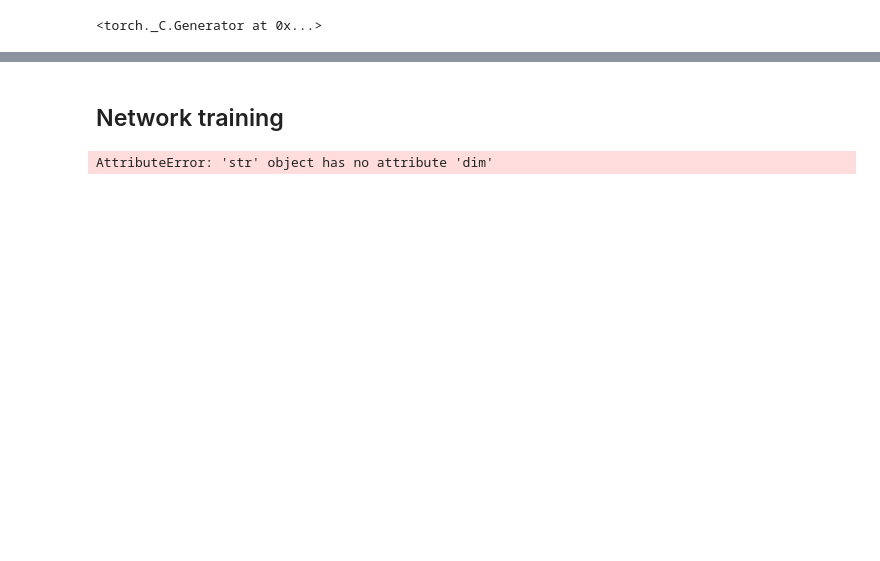
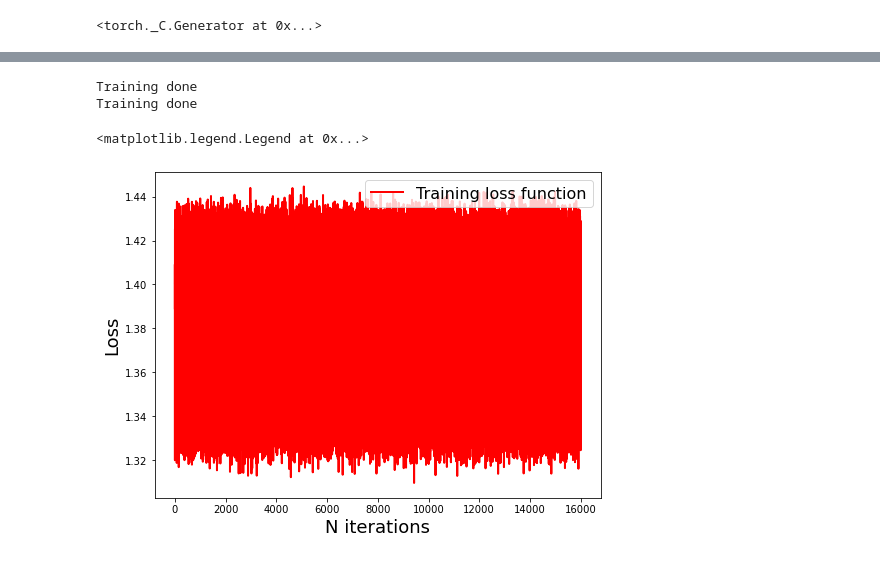
Before and after one commit to herjy/Simulators, a Jupyter notebook: Hsiao/Multivariate time series classification using LSTM.ipynb, the cells around one changed output, grey strips where cells are left out. Drawn from its saved outputs; the diff is of its cells as text; code cells hidden in the pictures; blank space fills up the shorter version.

```diff
--- a/Hsiao/Multivariate time series classification using LSTM.ipynb
+++ b/Hsiao/Multivariate time series classification using LSTM.ipynb
@@ -191,0 +147,2 @@ loss_function = nn.CrossEntropyLoss()
+# %%
+N_epochs = 2
@@ -194,44 +168,50 @@ loss_function = nn.CrossEntropyLoss()
 optimizer = optim.Adam(model.parameters(), lr=0.001)
-# %% [markdown]
-## Network training
 # %%
 losses = []
-val_losses = []
-i=0
+gradient =[]
+
+#i=0
+model = model.float()
 for epoch in range(N_epochs):  # Loop over epochs
     running_loss = 0.0
 
-    for features, labels in train_loader:
+    for features, label in TrainLoader:
 
         # Forward Propagation
-        labels_pred = model(features)
-        labels_val_pred = model(features_val)
+        labels_pred = model(features.float())
+
+        label = torch.tensor(np.array(label[0].item() -1)).to(torch.long)
+
+        labels_pred = torch.tensor(labels_pred.detach().numpy(), requires_grad=True)
 
         # Loss computation
-        loss = loss_function(labels_pred,labels)
+        loss = loss_function(labels_pred, label)
+        #loss.requires_grad = True
+
 
         # Save loss for future analysis
         losses.append(loss.item())
-        val_loss = loss_function(labels_val_pred,labels_val)
-        val_losses.append(val_loss.item())
 
         # Erase previous gradients
         optimizer.zero_grad()
 
         # Compute gradients (backpropagation)
         loss.backward()
+        #print(loss.backward(retain_graph=True))
+        #gradient.append(loss.backward())
 
         # Weight update
         optimizer.step()
 
         # print statistics
-        running_loss += loss.item()
-        if i % 10 == 9:
-            print('[Epoque : %d, iteration: %5d] loss: %.3f' %
-                  (epoch + 1, i + 1, running_loss / 10))
-            running_loss = 0.0
-        i+=1
+#        running_loss += loss.item()
+#        if i % 10 == 9:
+#            print('[Epoque : %d, iteration: %5d] loss: %.3f' %
+#                  (epoch + 1, i + 1, running_loss / 10))
+#            running_loss = 0.0
+#        i+=1
 
     print('Training done')
 # %% [output]
-AttributeError: 'str' object has no attribute 'dim'
+Training done
+Training done
@@ -237,0 +238,11 @@ AttributeError: 'str' object has no attribute 'dim'
+# %%
+# Display loss evolution
+fig, axes = plt.subplots(figsize=(8,6))
+axes.plot(losses,'r-',lw=2,label='Training loss function')
+#axes.plot(val_losses,'b-',lw=2,label='Validation loss function')
+axes.set_xlabel('N iterations',fontsize=18)
+axes.set_ylabel('Loss',fontsize=18)
+plt.legend(loc='upper right',fontsize=16)
+# %% [output]
+<matplotlib.legend.Legend at 0x...>
+[figure, added]
```
Also changed, not shown: parts of 41 cells of this notebook.
